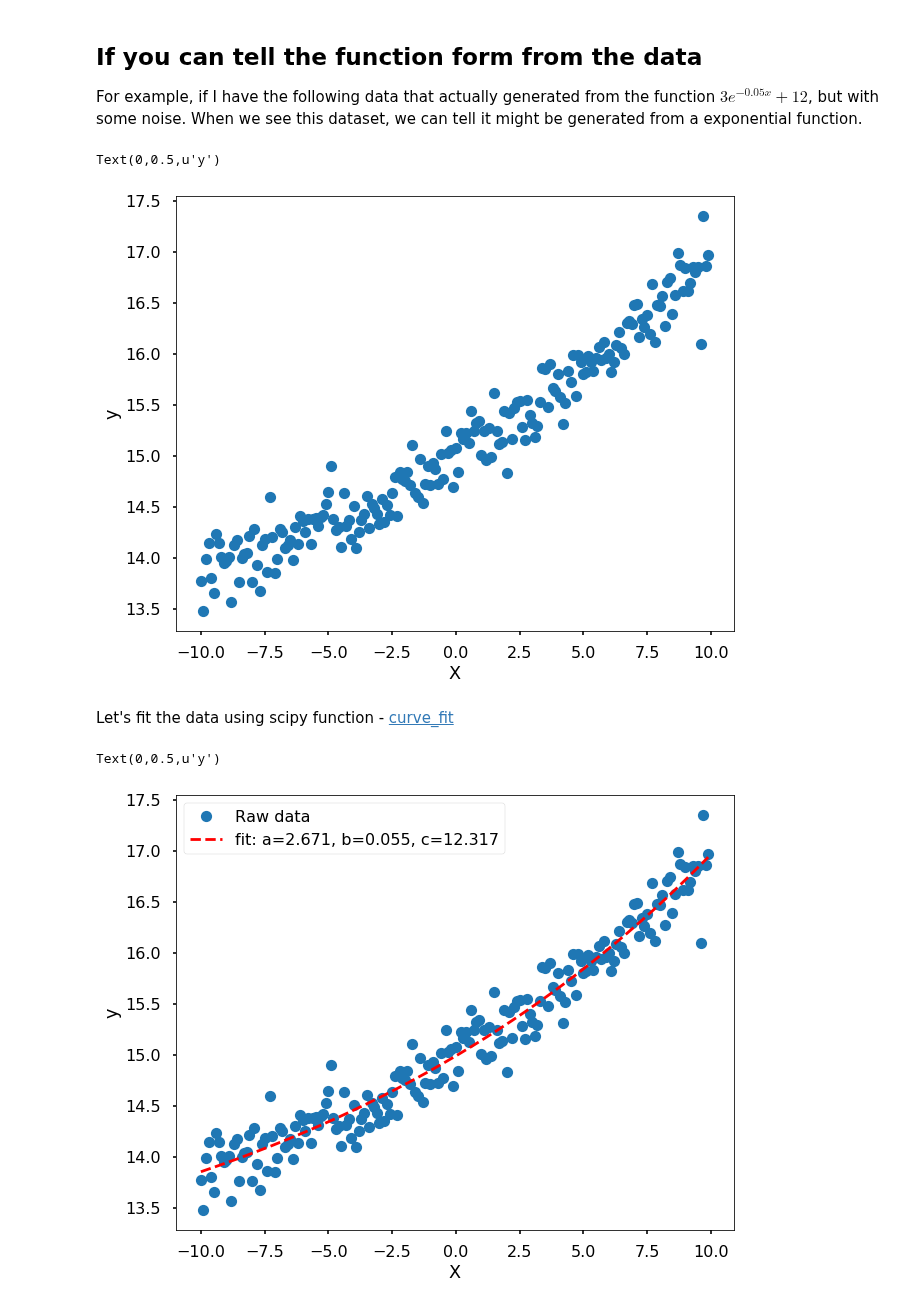
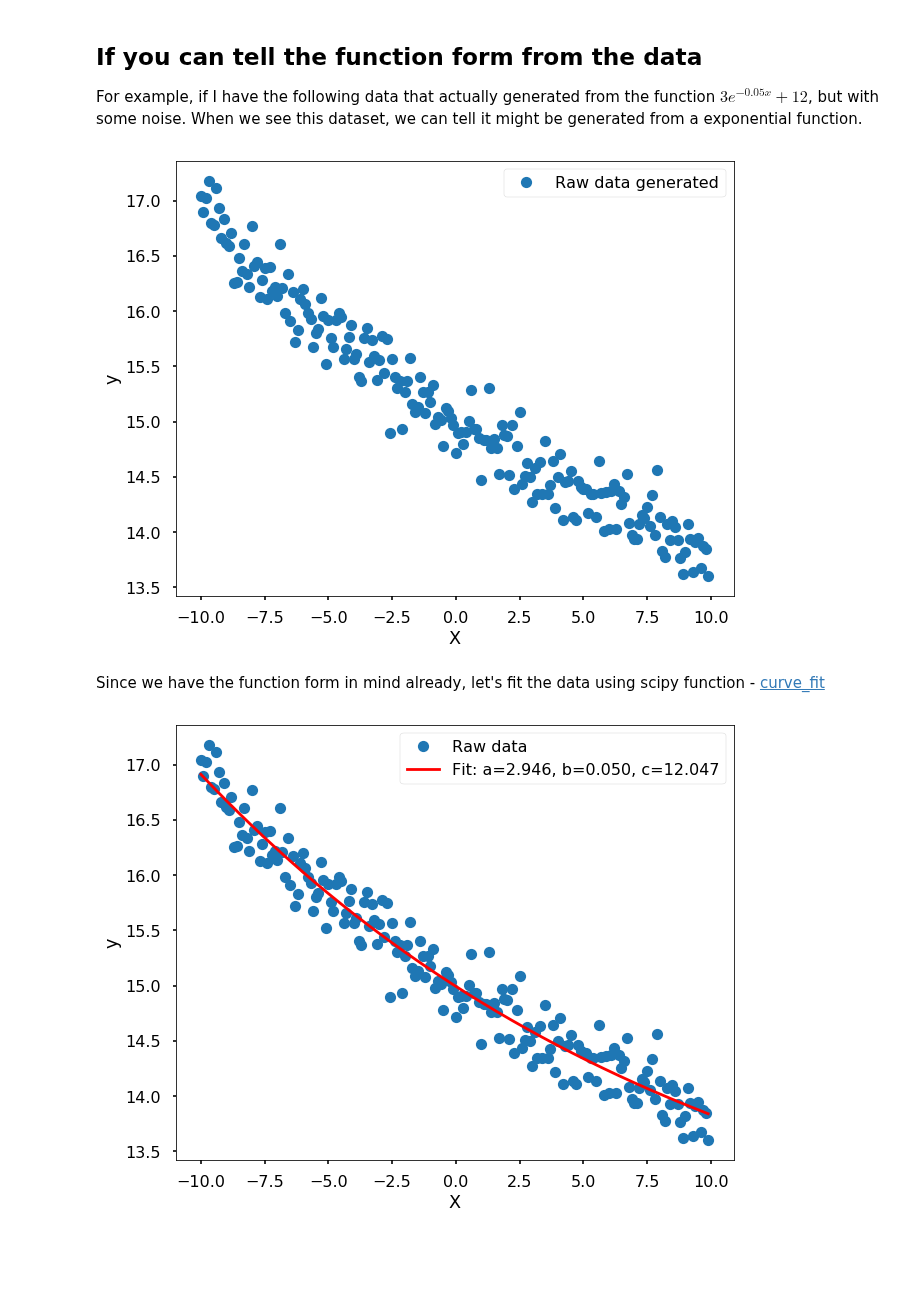
Before and after one commit to qingkaikong/blog, a Jupyter notebook: 2018_18_Curve_fitting/Curve_fitting.ipynb, the cells around one changed output. Cells and saved outputs as stored; diff of their text form; code cells hidden in the pictures; blank space fills up the shorter version.

```diff
--- a/2018_18_Curve_fitting/Curve_fitting.ipynb
+++ b/2018_18_Curve_fitting/Curve_fitting.ipynb
@@ -12,46 +12,48 @@ plt.style.use('seaborn-poster')
 
 For example, if I have the following data that actually generated from the function $3e^{-0.05x}+12$, but with some noise. When we see this dataset, we can tell it might be generated from a exponential function.
 # %%
+np.random.seed(42)
+
 x = np.arange(-10, 10, 0.1)
 
 # true data generated by this function
 y = 3 * np.exp(-0.05*x) + 12
 
 # adding noise to the true data
-y += np.random.normal(0, 0.2, size = len(y))
+y_noise = y + np.random.normal(0, 0.2, size = len(y))
 # %%
 plt.figure(figsize = (10, 8))
-plt.plot(x, y, 'o')
+plt.plot(x, y_noise, 'o', label = 'Raw data generated')
 plt.xlabel('X')
 plt.ylabel('y')
+plt.legend()
+plt.show()
 # %% [output]
-Text(0,0.5,u'y')
-[figure, old version]
+[figure, new version]
 # %% [markdown]
-Let's fit the data using scipy function - [curve_fit](https://docs.scipy.org/doc/scipy/reference/generated/scipy.optimize.curve_fit.html)
+Since we have the function form in mind already, let's fit the data using scipy function - [curve_fit](https://docs.scipy.org/doc/scipy/reference/generated/scipy.optimize.curve_fit.html)
 # %%
 from scipy.optimize import curve_fit
 # %%
 def func(x, a, b, c):
-    return a * np.exp(b * x) + c
+    return a * np.exp(-b * x) + c
 # %%
-popt, pcov = curve_fit(func, x, y)
+popt, pcov = curve_fit(func, x, y_noise)
 # %%
 plt.figure(figsize = (10, 8))
 
-plt.plot(x, y, 'o',
+plt.plot(x, y_noise, 'o',
     label='Raw data')
 
-plt.plot(x, func(x, *popt), 'r--',
-    label='fit: a=%5.3f, b=%5.3f, c=%5.3f' % tuple(popt))
+plt.plot(x, func(x, *popt), 'r',
+    label='Fit: a=%5.3f, b=%5.3f, c=%5.3f' % tuple(popt))
 
-plt.legend(loc = 2)
+plt.legend()
 
 plt.xlabel('X')
 plt.ylabel('y')
 
 plt.show()
 # %% [output]
-Text(0,0.5,u'y')
-[figure, old version]
+[figure, new version]
 # %% [markdown]
```
Also changed, not shown: parts of 13 cells of this notebook.
